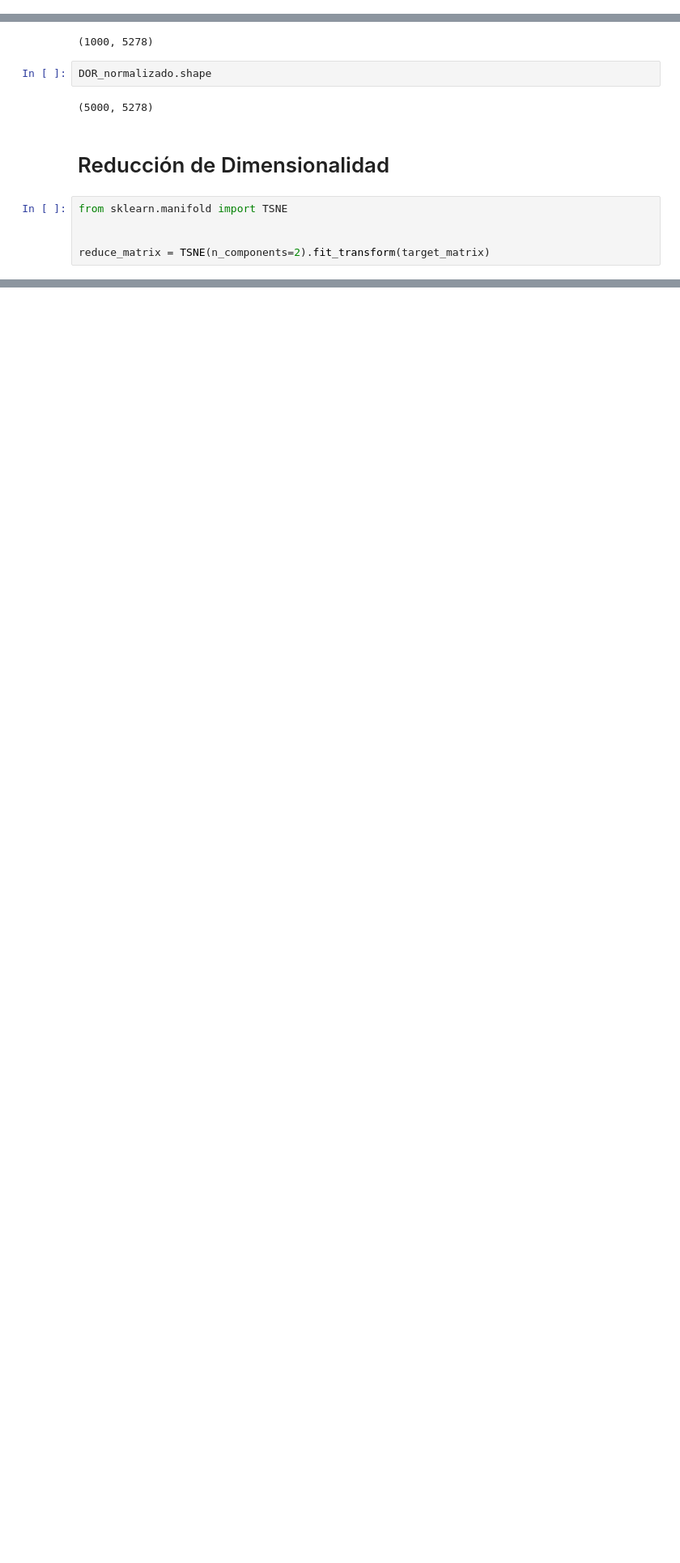
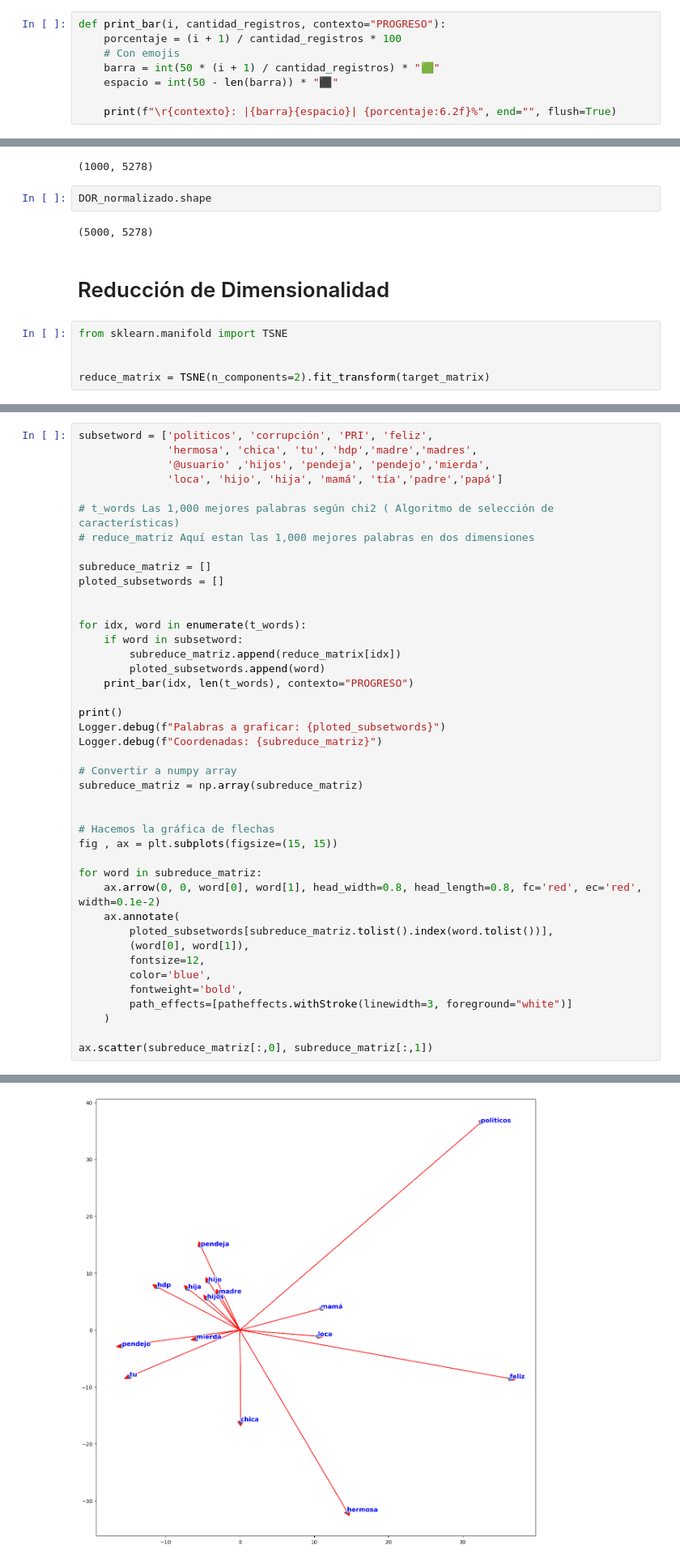
Before and after one commit to Seikened/semestre_v, a Jupyter notebook: procesamiento_lenguaje/fernando_leon_franco_word_vectors.ipynb, the cells around one changed output, grey strips where cells are left out. Shown at 81% size. Drawn from its saved outputs; the diff is of its cells as text; blank space fills up the shorter version.

```diff
--- a/procesamiento_lenguaje/fernando_leon_franco_word_vectors.ipynb
+++ b/procesamiento_lenguaje/fernando_leon_franco_word_vectors.ipynb
@@ -10,3 +11,11 @@ from nltk.corpus import stopwords
+# %%
+def print_bar(i, cantidad_registros, contexto="PROGRESO"):
+    porcentaje = (i + 1) / cantidad_registros * 100
+    # Con emojis
+    barra = int(50 * (i + 1) / cantidad_registros) * "🟩"
+    espacio = int(50 - len(barra)) * "⬛️"
+
+    print(f"\r{contexto}: |{barra}{espacio}| {porcentaje:6.2f}%", end="", flush=True)
 # %%
 def get_texts_from_file(path_corpus, path_truth):
 
@@ -357,0 +373,43 @@ plt.show()
+# %%
+subsetword = ['politicos', 'corrupción', 'PRI', 'feliz',
+              'hermosa', 'chica', 'tu', 'hdp','madre','madres',
+              '@usuario' ,'hijos', 'pendeja', 'pendejo','mierda',
+              'loca', 'hijo', 'hija', 'mamá', 'tía','padre','papá']
+
+# t_words Las 1,000 mejores palabras según chi2 ( Algoritmo de selección de características)
+# reduce_matriz Aquí estan las 1,000 mejores palabras en dos dimensiones
+
+subreduce_matriz = []
+ploted_subsetwords = []
+
+
+for idx, word in enumerate(t_words):
+    if word in subsetword:
+        subreduce_matriz.append(reduce_matrix[idx])
+        ploted_subsetwords.append(word)
+    print_bar(idx, len(t_words), contexto="PROGRESO")
+
+print()
+Logger.debug(f"Palabras a graficar: {ploted_subsetwords}")
+Logger.debug(f"Coordenadas: {subreduce_matriz}")
+
+# Convertir a numpy array
+subreduce_matriz = np.array(subreduce_matriz)
+
+
+# Hacemos la gráfica de flechas
+fig , ax = plt.subplots(figsize=(15, 15))
+
+for word in subreduce_matriz:
+    ax.arrow(0, 0, word[0], word[1], head_width=0.8, head_length=0.8, fc='red', ec='red', width=0.1e-2)
+    ax.annotate(
+        ploted_subsetwords[subreduce_matriz.tolist().index(word.tolist())],
+        (word[0], word[1]),
+        fontsize=12,
+        color='blue',
+        fontweight='bold',
+        path_effects=[patheffects.withStroke(linewidth=3, foreground="white")]
+    )
+
+ax.scatter(subreduce_matriz[:,0], subreduce_matriz[:,1])
+# %% [output]
@@ -357,0 +420 @@ plt.show()
+[figure, added]
```
Also changed, not shown: parts of 8 cells of this notebook, 2 other files.
